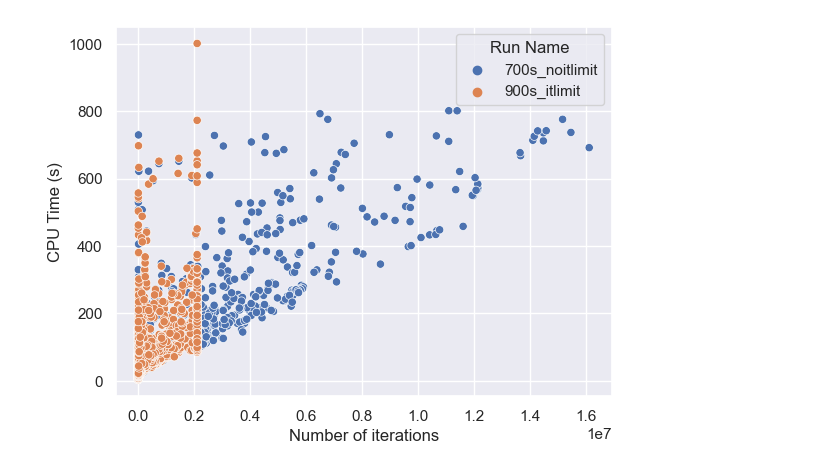
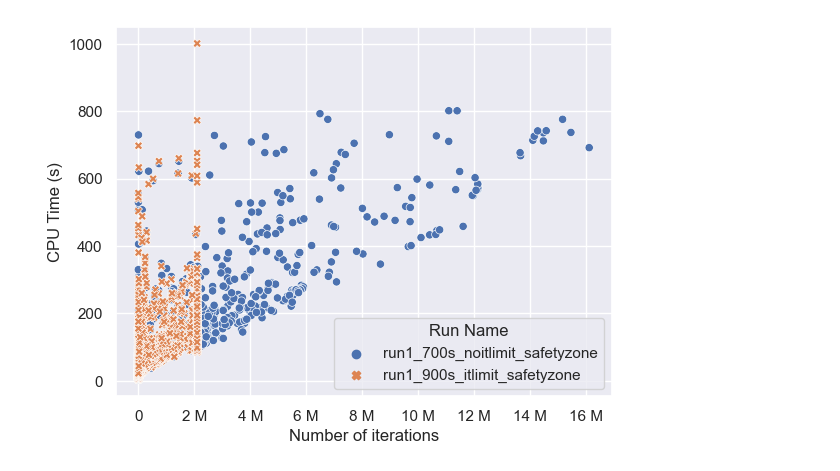
Before and after one commit to amp-man/bachelors-thesis_cpachecker, a Jupyter notebook: 3-1-2_in_practice/3-1-2_in_practice.ipynb, the cells around one changed output. Drawn from its saved outputs; the diff is of its cells as text; code cells hidden in the pictures.

```diff
--- a/3-1-2_in_practice/3-1-2_in_practice.ipynb
+++ b/3-1-2_in_practice/3-1-2_in_practice.ipynb
@@ -17,9 +18,12 @@ data_in = noitlimit_700s_dirty.copy()
 #Drop completely empty columns
 noitlimit_700s = data_in.dropna(axis='columns',how='all')
 # %%
-cd = pd.concat([noitlimit_700s, itlimit_900s], keys=['700s_noitlimit', '900s_itlimit'], names=['Run Name'])
+cd = pd.concat([noitlimit_700s, itlimit_900s], keys=['run1_700s_noitlimit_safetyzone', 'run1_900s_itlimit_safetyzone'], names=['Run Name'])
 # %%
-plot = sns.scatterplot(data=cd, x='Number of iterations', y='CPU Time (s)', hue='Run Name')
-#plot.get_figure().savefig('3-1-2_runcomparison.pdf', bbox_inches = 'tight')
+ax = sns.scatterplot(data=cd, x='Number of iterations', y='CPU Time (s)', hue='Run Name', style='Run Name')
+ax.xaxis.set_major_formatter(ticker.EngFormatter())
+sns.move_legend(ax, "lower right")
+
+#ax.get_figure().savefig('3-1-2_runcomparison.pdf', bbox_inches = 'tight')
 # %% [output]
-[figure, old version]
+[figure, new version]
```
Also changed, not shown: parts of 1 cell of this notebook, 4 other files.
